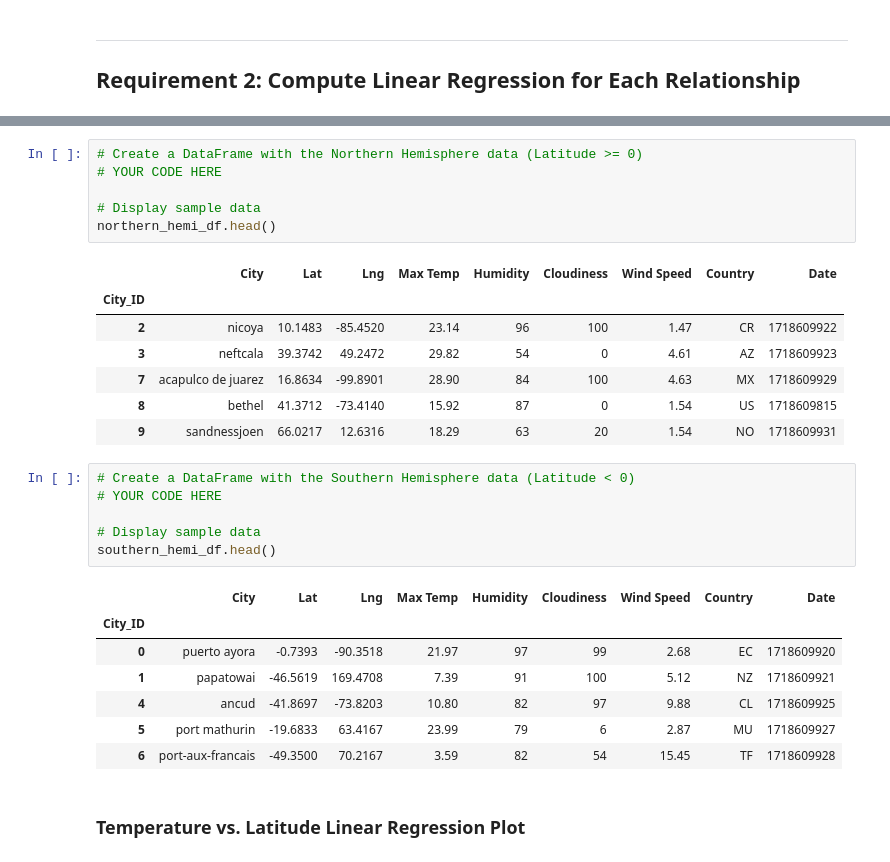
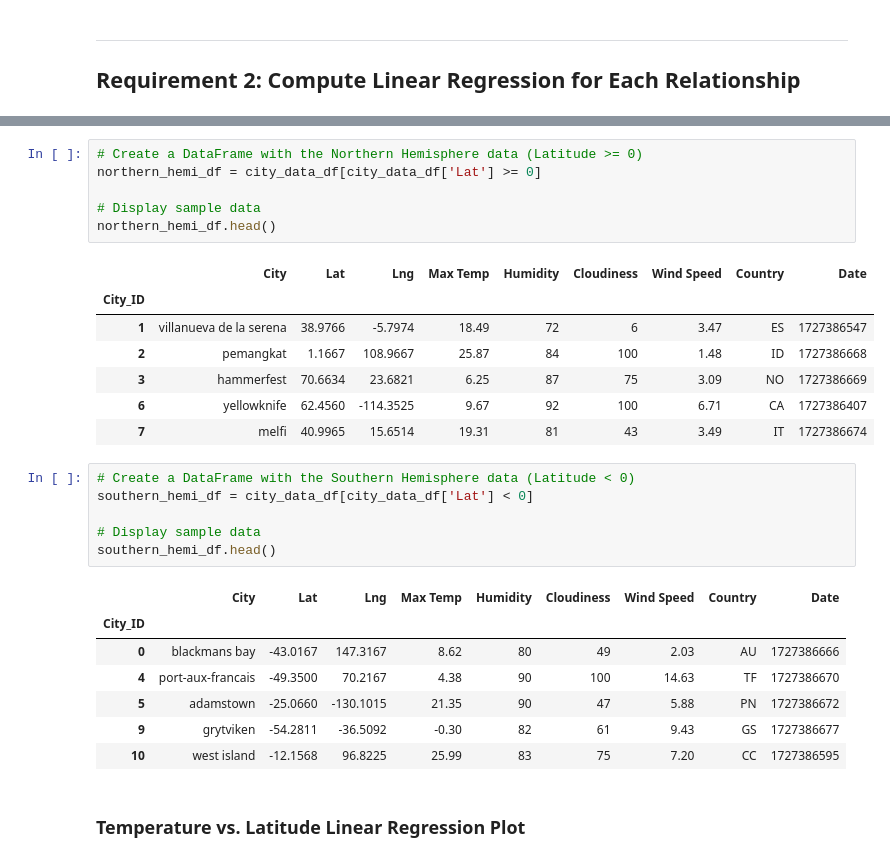
Before and after one commit to yslavcom-code/python-api-challenge, a Jupyter notebook: WeatherPy/WeatherPy.ipynb, the cells around one changed output, grey strips where cells are left out. Drawn from its saved outputs; the diff is of its cells as text.

```diff
--- a/WeatherPy/WeatherPy.ipynb
+++ b/WeatherPy/WeatherPy.ipynb
@@ -284,30 +304,30 @@ plt.show()
 # %%
 # Create a DataFrame with the Northern Hemisphere data (Latitude >= 0)
-# YOUR CODE HERE
+northern_hemi_df = city_data_df[city_data_df['Lat'] >= 0]
 
 # Display sample data
 northern_hemi_df.head()
 # %% [output]
 |  | City | Lat | Lng | Max Temp | Humidity | Cloudiness | Wind Speed | Country | Date |
 | City_ID |  |  |  |  |  |  |  |  |  |
-| 2 | nicoya | 10.1483 | -85.4520 | 23.14 | 96 | 100 | 1.47 | CR | 1718609922 |
-| 3 | neftcala | 39.3742 | 49.2472 | 29.82 | 54 | 0 | 4.61 | AZ | 1718609923 |
-| 7 | acapulco de juarez | 16.8634 | -99.8901 | 28.90 | 84 | 100 | 4.63 | MX | 1718609929 |
-| 8 | bethel | 41.3712 | -73.4140 | 15.92 | 87 | 0 | 1.54 | US | 1718609815 |
-| 9 | sandnessjoen | 66.0217 | 12.6316 | 18.29 | 63 | 20 | 1.54 | NO | 1718609931 |
+| 1 | villanueva de la serena | 38.9766 | -5.7974 | 18.49 | 72 | 6 | 3.47 | ES | 1727386547 |
+| 2 | pemangkat | 1.1667 | 108.9667 | 25.87 | 84 | 100 | 1.48 | ID | 1727386668 |
+| 3 | hammerfest | 70.6634 | 23.6821 | 6.25 | 87 | 75 | 3.09 | NO | 1727386669 |
+| 6 | yellowknife | 62.4560 | -114.3525 | 9.67 | 92 | 100 | 6.71 | CA | 1727386407 |
+| 7 | melfi | 40.9965 | 15.6514 | 19.31 | 81 | 43 | 3.49 | IT | 1727386674 |
 # %%
 # Create a DataFrame with the Southern Hemisphere data (Latitude < 0)
-# YOUR CODE HERE
+southern_hemi_df = city_data_df[city_data_df['Lat'] < 0]
 
 # Display sample data
 southern_hemi_df.head()
 # %% [output]
 |  | City | Lat | Lng | Max Temp | Humidity | Cloudiness | Wind Speed | Country | Date |
 | City_ID |  |  |  |  |  |  |  |  |  |
-| 0 | puerto ayora | -0.7393 | -90.3518 | 21.97 | 97 | 99 | 2.68 | EC | 1718609920 |
-| 1 | papatowai | -46.5619 | 169.4708 | 7.39 | 91 | 100 | 5.12 | NZ | 1718609921 |
-| 4 | ancud | -41.8697 | -73.8203 | 10.80 | 82 | 97 | 9.88 | CL | 1718609925 |
-| 5 | port mathurin | -19.6833 | 63.4167 | 23.99 | 79 | 6 | 2.87 | MU | 1718609927 |
-| 6 | port-aux-francais | -49.3500 | 70.2167 | 3.59 | 82 | 54 | 15.45 | TF | 1718609928 |
+| 0 | blackmans bay | -43.0167 | 147.3167 | 8.62 | 80 | 49 | 2.03 | AU | 1727386666 |
+| 4 | port-aux-francais | -49.3500 | 70.2167 | 4.38 | 90 | 100 | 14.63 | TF | 1727386670 |
+| 5 | adamstown | -25.0660 | -130.1015 | 21.35 | 90 | 47 | 5.88 | PN | 1727386672 |
+| 9 | grytviken | -54.2811 | -36.5092 | -0.30 | 82 | 61 | 9.43 | GS | 1727386677 |
+| 10 | west island | -12.1568 | 96.8225 | 25.99 | 83 | 75 | 7.20 | CC | 1727386595 |
 # %% [markdown]
 ###  Temperature vs. Latitude Linear Regression Plot
```
Also changed, not shown: parts of 4 cells of this notebook.
